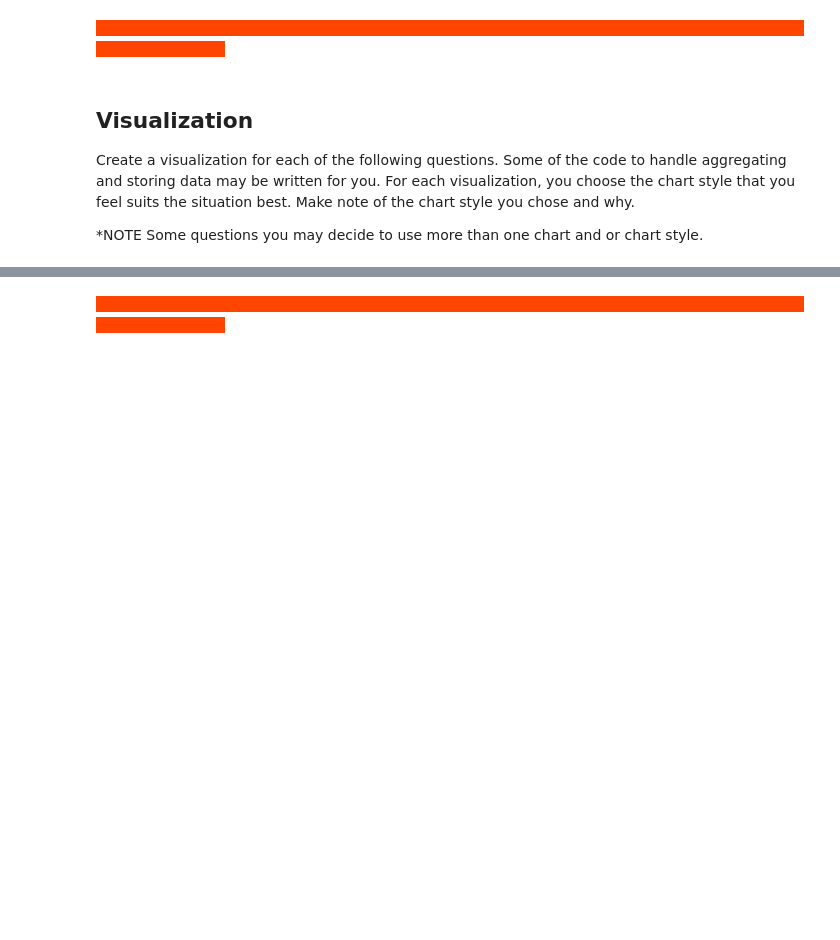
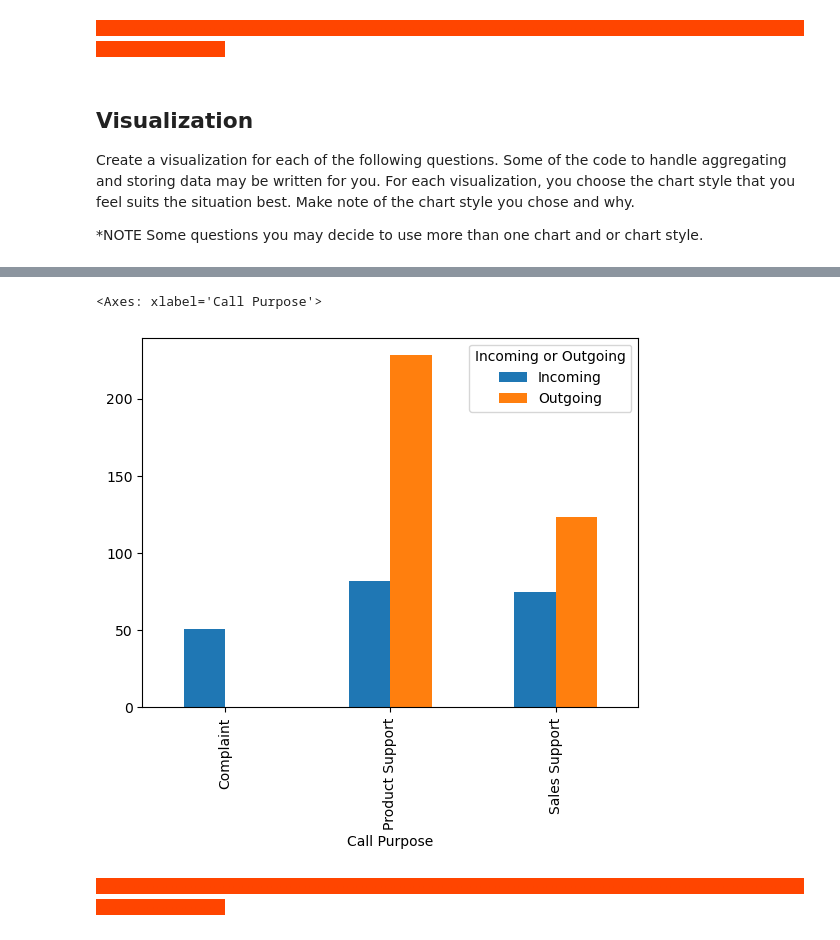
Before and after one commit to KavVij/Kavi_call-center-cleanup-assignment, a Jupyter notebook: Kavi_Call_Center_Cleanup.ipynb, the cells around one changed output, grey strips where cells are left out. Cells and saved outputs as stored; diff of their text form; code cells hidden in the pictures; blank space fills up the shorter version.

```diff
--- a/Kavi_Call_Center_Cleanup.ipynb
+++ b/Kavi_Call_Center_Cleanup.ipynb
@@ -607,17 +688,22 @@ service_level["Service Level %"] = service_level["Calls_x"]/service_level["Calls
 # %%
 # Create visualization 3 here:
 # The three dictionaries, complaints, sales_support, and product_support, have the information you need
 
 purpose_group = df.groupby("Call Purpose")
 call_purpose = ["Complaint", "Product Support", "Sales Support"]
 purpose_counts = purpose_group["Incoming or Outgoing"].value_counts()
-print(purpose_counts)
+# print(purpose_counts)
+
 
 complaints = purpose_counts["Complaint"].to_dict()
 sales_support = purpose_counts["Sales Support"].to_dict()
 product_support = purpose_counts["Product Support"].to_dict()
 
 #Your Code Here:
+purpose_counts.unstack().plot(kind='bar')
+# %% [output]
+<Axes: xlabel='Call Purpose'>
+[figure, added]
 # %% [markdown]
 <span style="background-color:orangered; color:orangered;">- - - - - - - - - - - - - - - - - - - - - - - - - - - - - - - - - - - - - - - - - - - - - - - - - - - - - - - - - - - - - - - - - - - - - - - - - - - - - - - - - - - - - - - - -</span>
 # %% [markdown]
```
Also changed, not shown: parts of 65 cells of this notebook.
